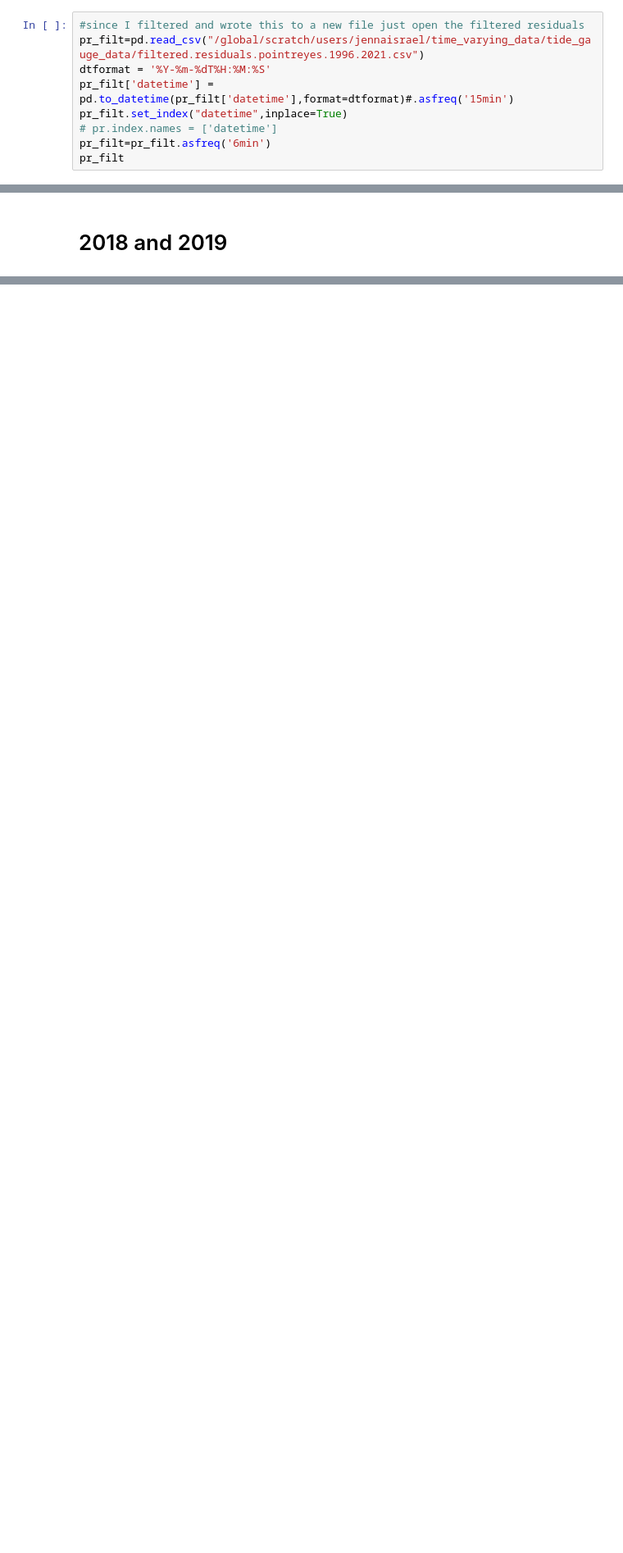
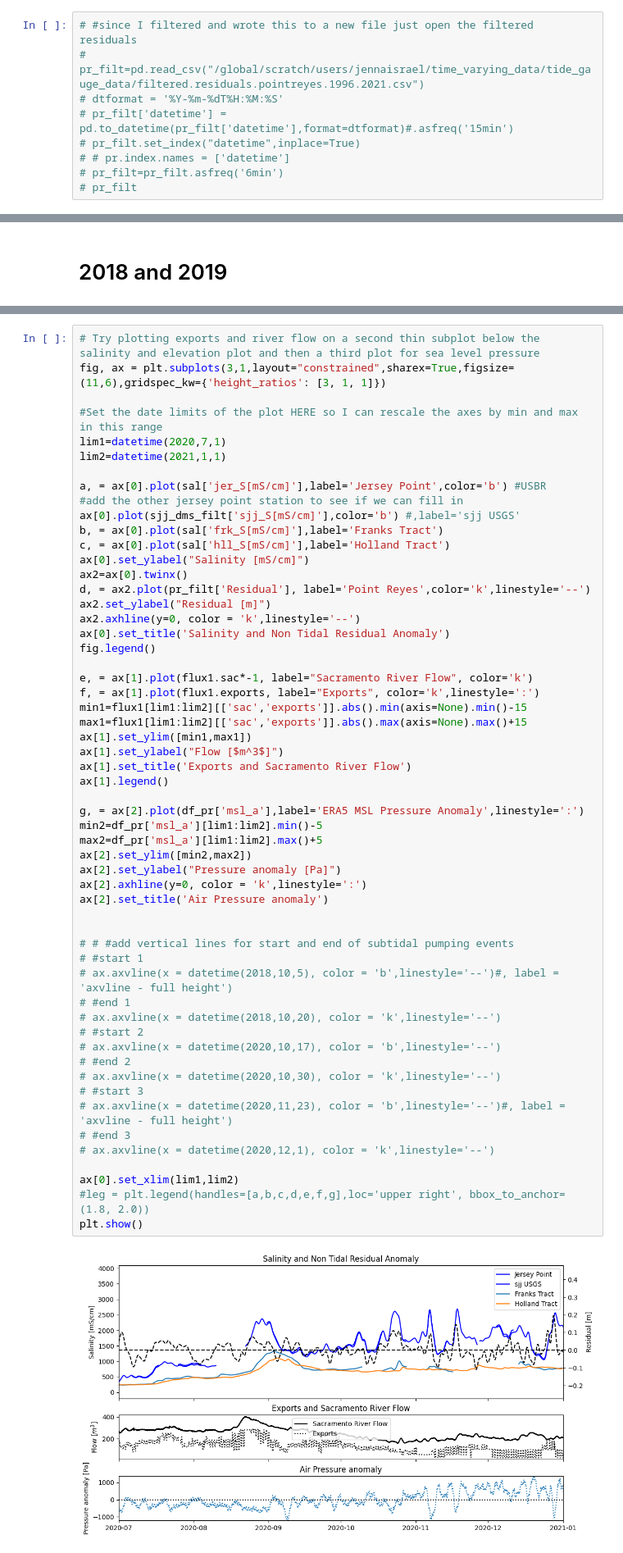
Before and after one commit to jennaisrael/Savio_scratch_back_up, a Jupyter notebook: climate_data_processing/identify_stp/choose_dates_dms_datastore.ipynb, the cells around one changed output, grey strips where cells are left out. Shown at 82% size. Saved outputs shown, nothing was run; the diff lists cells and outputs as text; blank space fills up the shorter version.

Commit message:
event removal code and debugging elev2D.th.nc from expanse

```diff
--- a/climate_data_processing/identify_stp/choose_dates_dms_datastore.ipynb
+++ b/climate_data_processing/identify_stp/choose_dates_dms_datastore.ipynb
@@ -92,9 +117,9 @@ def filter_timeseries(tss, cutoff_period=hours(40)):
 # %%
-#since I filtered and wrote this to a new file just open the filtered residuals
-pr_filt=pd.read_csv("/global/scratch/users/jennaisrael/time_varying_data/tide_gauge_data/filtered.residuals.pointreyes.1996.2021.csv")
-dtformat = '%Y-%m-%dT%H:%M:%S'
-pr_filt['datetime'] = pd.to_datetime(pr_filt['datetime'],format=dtformat)#.asfreq('15min')
-pr_filt.set_index("datetime",inplace=True)
-# pr.index.names = ['datetime']
-pr_filt=pr_filt.asfreq('6min')
-pr_filt
+# #since I filtered and wrote this to a new file just open the filtered residuals
+# pr_filt=pd.read_csv("/global/scratch/users/jennaisrael/time_varying_data/tide_gauge_data/filtered.residuals.pointreyes.1996.2021.csv")
+# dtformat = '%Y-%m-%dT%H:%M:%S'
+# pr_filt['datetime'] = pd.to_datetime(pr_filt['datetime'],format=dtformat)#.asfreq('15min')
+# pr_filt.set_index("datetime",inplace=True)
+# # pr.index.names = ['datetime']
+# pr_filt=pr_filt.asfreq('6min')
+# pr_filt
@@ -1052,0 +1054,58 @@ fig.legend()
+# %%
+# Try plotting exports and river flow on a second thin subplot below the salinity and elevation plot and then a third plot for sea level pressure
+fig, ax = plt.subplots(3,1,layout="constrained",sharex=True,figsize=(11,6),gridspec_kw={'height_ratios': [3, 1, 1]})
+
+#Set the date limits of the plot HERE so I can rescale the axes by min and max in this range
+lim1=datetime(2020,7,1)
+lim2=datetime(2021,1,1)
+
+a, = ax[0].plot(sal['jer_S[mS/cm]'],label='Jersey Point',color='b') #USBR
+#add the other jersey point station to see if we can fill in
+ax[0].plot(sjj_dms_filt['sjj_S[mS/cm]'],color='b') #,label='sjj USGS'
+b, = ax[0].plot(sal['frk_S[mS/cm]'],label='Franks Tract')
+c, = ax[0].plot(sal['hll_S[mS/cm]'],label='Holland Tract')
+ax[0].set_ylabel("Salinity [mS/cm]")
+ax2=ax[0].twinx()
+d, = ax2.plot(pr_filt['Residual'], label='Point Reyes',color='k',linestyle='--')
+ax2.set_ylabel("Residual [m]")
+ax2.axhline(y=0, color = 'k',linestyle='--')
+ax[0].set_title('Salinity and Non Tidal Residual Anomaly')
+fig.legend()
+
+e, = ax[1].plot(flux1.sac*-1, label="Sacramento River Flow", color='k')
+f, = ax[1].plot(flux1.exports, label="Exports", color='k',linestyle=':')
+min1=flux1[lim1:lim2][['sac','exports']].abs().min(axis=None).min()-15
+max1=flux1[lim1:lim2][['sac','exports']].abs().max(axis=None).max()+15
+ax[1].set_ylim([min1,max1])
+ax[1].set_ylabel("Flow [$m^3$]")
+ax[1].set_title('Exports and Sacramento River Flow')
+ax[1].legend()
+
+g, = ax[2].plot(df_pr['msl_a'],label='ERA5 MSL Pressure Anomaly',linestyle=':')
+min2=df_pr['msl_a'][lim1:lim2].min()-5
+max2=df_pr['msl_a'][lim1:lim2].max()+5
+ax[2].set_ylim([min2,max2])
+ax[2].set_ylabel("Pressure anomaly [Pa]")
+ax[2].axhline(y=0, color = 'k',linestyle=':')
+ax[2].set_title('Air Pressure anomaly')
+
+
+# # #add vertical lines for start and end of subtidal pumping events
+# #start 1
+# ax.axvline(x = datetime(2018,10,5), color = 'b',linestyle='--')#, label = 'axvline - full height')
+# #end 1
+# ax.axvline(x = datetime(2018,10,20), color = 'k',linestyle='--')
+# #start 2
+# ax.axvline(x = datetime(2020,10,17), color = 'b',linestyle='--')
+# #end 2
+# ax.axvline(x = datetime(2020,10,30), color = 'k',linestyle='--')
+# #start 3
+# ax.axvline(x = datetime(2020,11,23), color = 'b',linestyle='--')#, label = 'axvline - full height')
+# #end 3
+# ax.axvline(x = datetime(2020,12,1), color = 'k',linestyle='--')
+
+ax[0].set_xlim(lim1,lim2)
+#leg = plt.legend(handles=[a,b,c,d,e,f,g],loc='upper right', bbox_to_anchor=(1.8, 2.0))
+plt.show()
+# %% [output]
+[figure, added]
```
Also changed, not shown: parts of 15 cells of this notebook, 4 other files.
